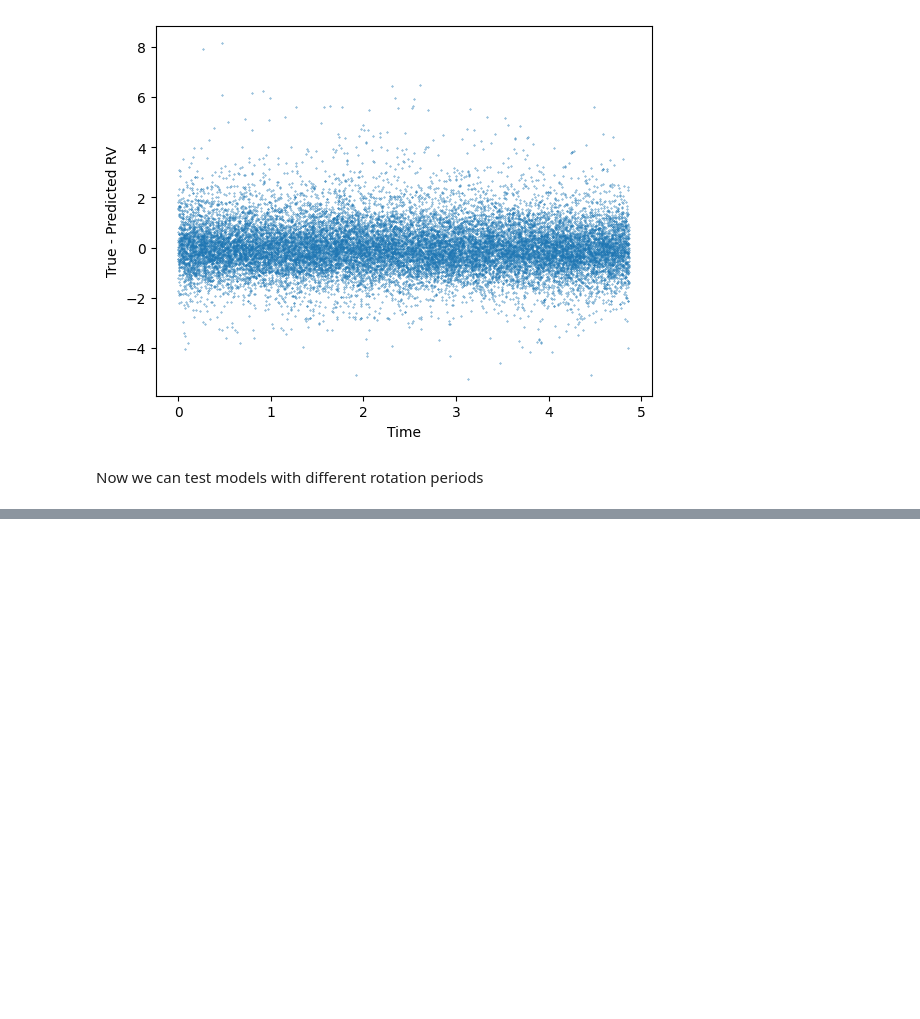
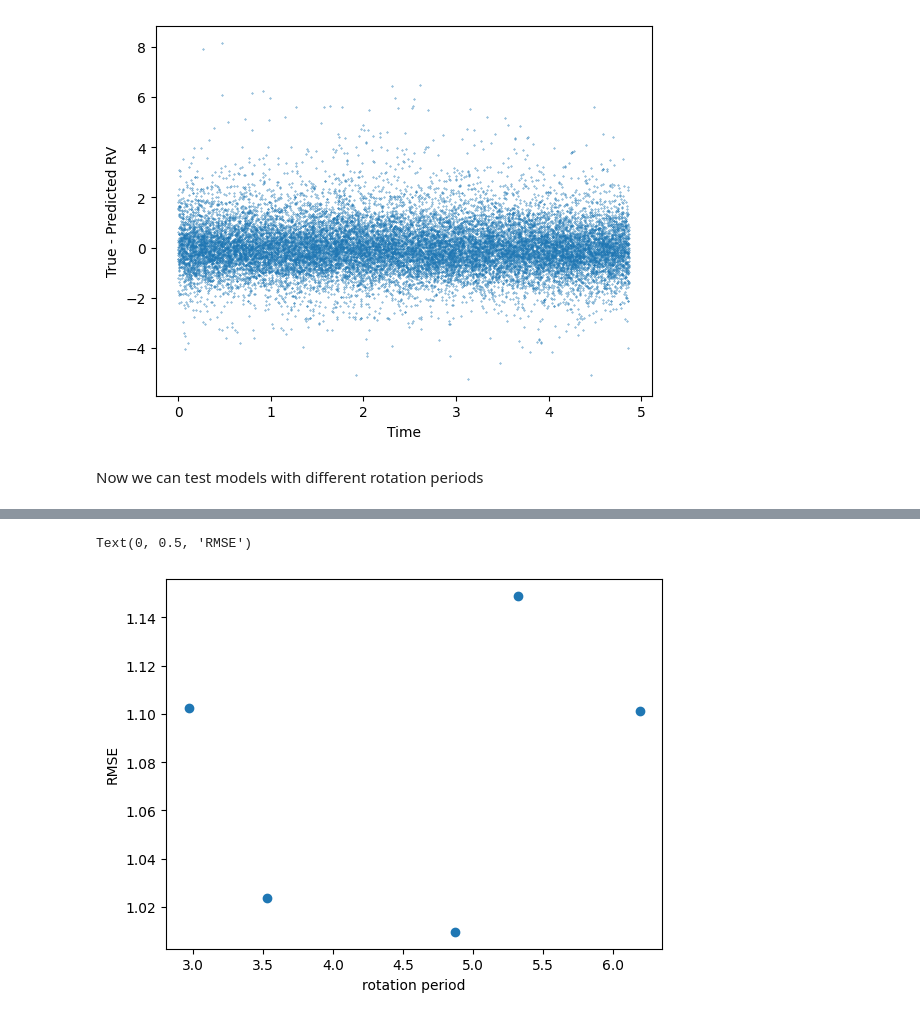
Before and after one commit to Yuska1509/NN_models_stars, a Jupyter notebook: NN.ipynb, the cells around one changed output, grey strips where cells are left out. Cells and saved outputs as stored; diff of their text form; code cells hidden in the pictures; blank space fills up the shorter version.

```diff
--- a/NN.ipynb
+++ b/NN.ipynb
@@ -621,0 +620,7 @@ plt.scatter(periods[:-1], mses[:-1])
+# %%
+plt.scatter(periods[:-1], np.sqrt(mses[:-1]))
+plt.xlabel("rotation period")
+plt.ylabel("RMSE")
+# %% [output]
+Text(0, 0.5, 'RMSE')
+[figure, added]
```
Also changed, not shown: parts of 3 cells of this notebook.
